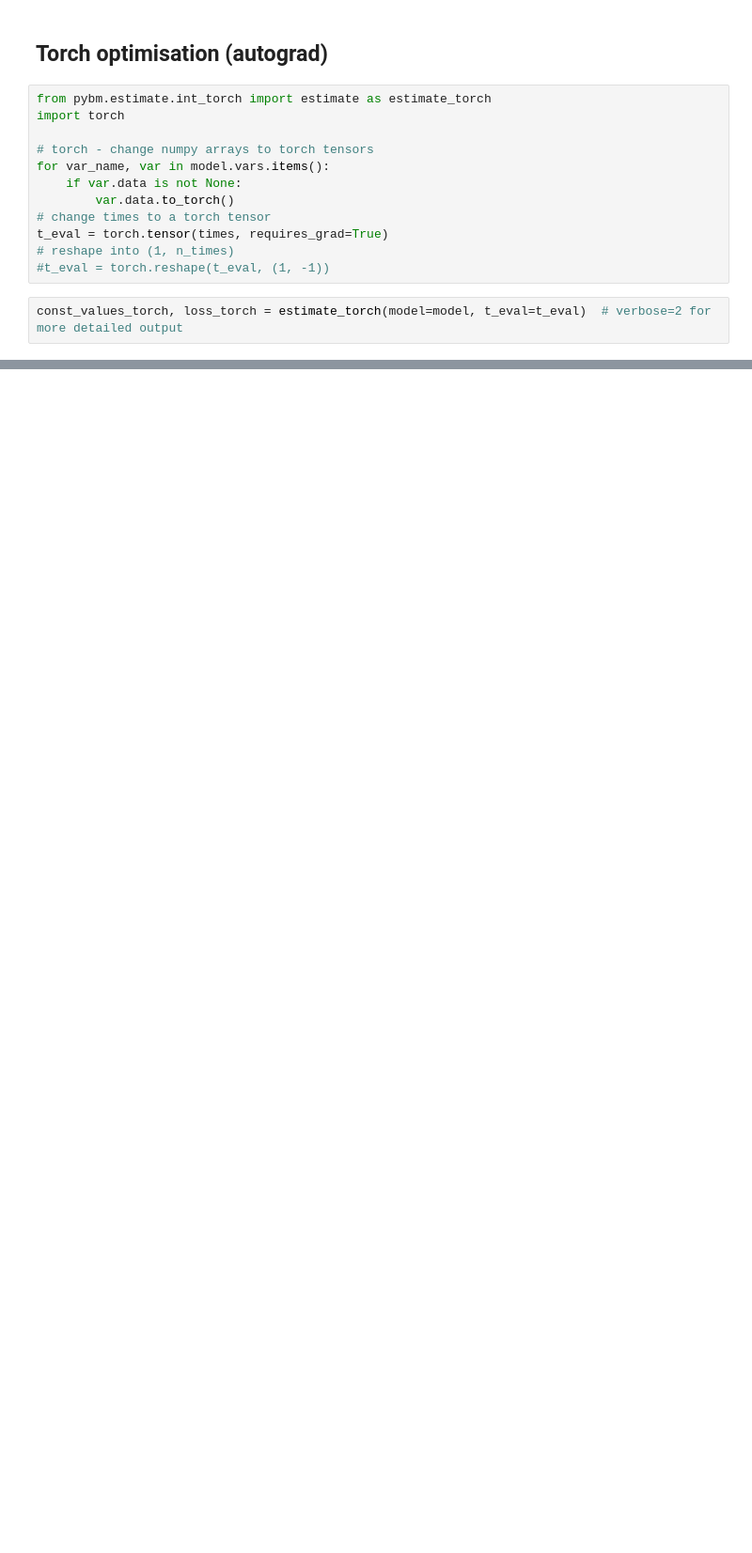
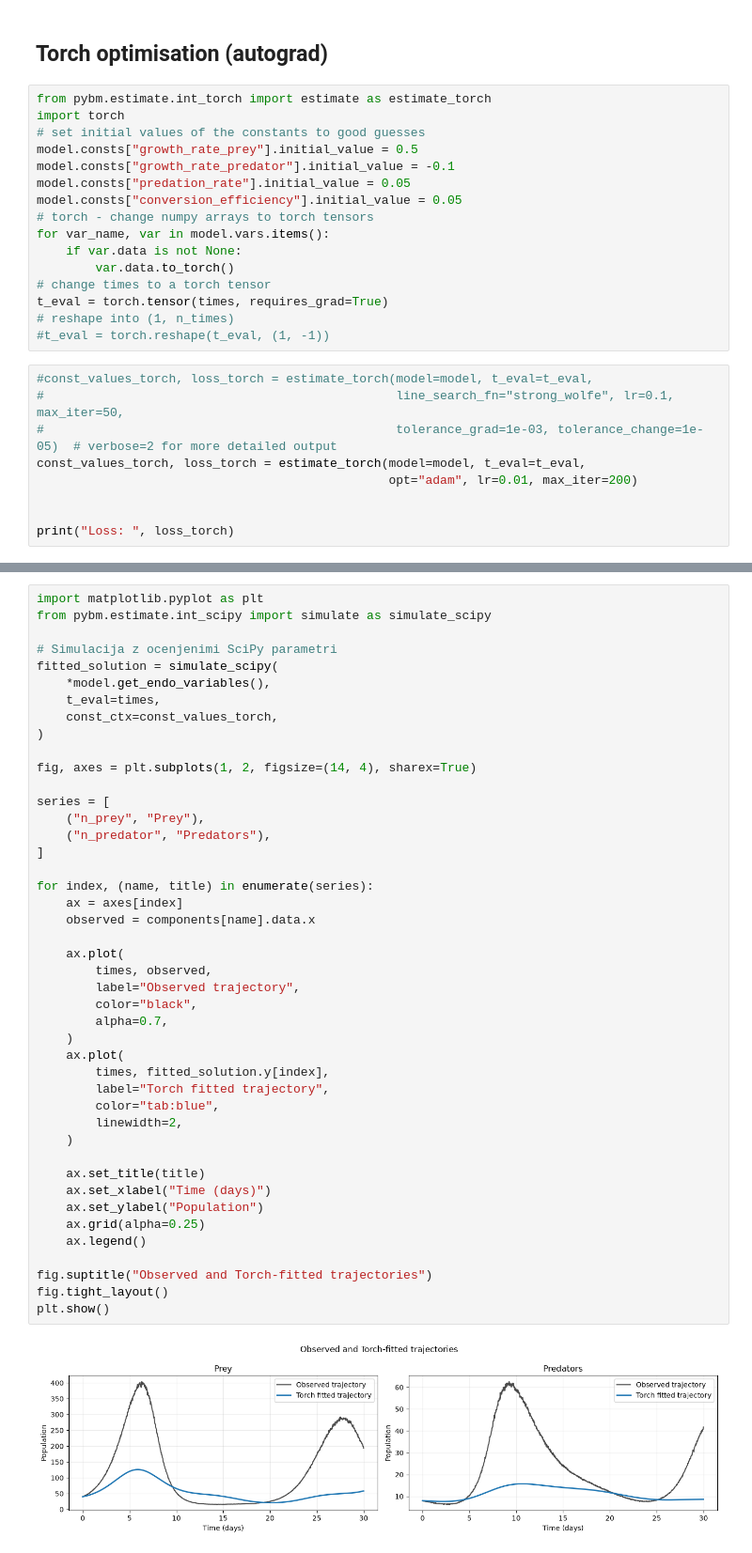
Before and after one commit to urhprimozic/PyBM, a Jupyter notebook: presentation.ipynb, the cells around one changed output, grey strips where cells are left out. Shown at 94% size. Saved outputs shown, nothing was run; the diff lists cells and outputs as text; blank space fills up the shorter version.

Commit message:
added adam to presentation

```diff
--- a/presentation.ipynb
+++ b/presentation.ipynb
@@ -186,7 +232,11 @@ conversion_efficiency: 0.09, true value: 0.1
 # %%
 from pybm.estimate.int_torch import estimate as estimate_torch
 import torch
-
+# set initial values of the constants to good guesses
+model.consts["growth_rate_prey"].initial_value = 0.5
+model.consts["growth_rate_predator"].initial_value = -0.1
+model.consts["predation_rate"].initial_value = 0.05
+model.consts["conversion_efficiency"].initial_value = 0.05
 # torch - change numpy arrays to torch tensors
 for var_name, var in model.vars.items():
     if var.data is not None:
@@ -196,4 +246,11 @@ t_eval = torch.tensor(times, requires_grad=True)
 # reshape into (1, n_times)
 #t_eval = torch.reshape(t_eval, (1, -1))
 # %%
-const_values_torch, loss_torch = estimate_torch(model=model, t_eval=t_eval)  # verbose=2 for more detailed output
+#const_values_torch, loss_torch = estimate_torch(model=model, t_eval=t_eval,
+#                                                line_search_fn="strong_wolfe", lr=0.1, max_iter=50,
+#                                                tolerance_grad=1e-03, tolerance_change=1e-05)  # verbose=2 for more detailed output
+const_values_torch, loss_torch = estimate_torch(model=model, t_eval=t_eval,
+                                                opt="adam", lr=0.01, max_iter=200)
+
+
+print("Loss: ", loss_torch)
@@ -210,0 +273,46 @@ conversion_efficiency: 0.09, true value: 0.1
+# %%
+import matplotlib.pyplot as plt
+from pybm.estimate.int_scipy import simulate as simulate_scipy
+
+# Simulacija z ocenjenimi SciPy parametri
+fitted_solution = simulate_scipy(
+    *model.get_endo_variables(),
+    t_eval=times,
+    const_ctx=const_values_torch,
+)
+
+fig, axes = plt.subplots(1, 2, figsize=(14, 4), sharex=True)
+
+series = [
+    ("n_prey", "Prey"),
+    ("n_predator", "Predators"),
+]
+
+for index, (name, title) in enumerate(series):
+    ax = axes[index]
+    observed = components[name].data.x
+
+    ax.plot(
+        times, observed,
+        label="Observed trajectory",
+        color="black",
+        alpha=0.7,
+    )
+    ax.plot(
+        times, fitted_solution.y[index],
+        label="Torch fitted trajectory",
+        color="tab:blue",
+        linewidth=2,
+    )
+
+    ax.set_title(title)
+    ax.set_xlabel("Time (days)")
+    ax.set_ylabel("Population")
+    ax.grid(alpha=0.25)
+    ax.legend()
+
+fig.suptitle("Observed and Torch-fitted trajectories")
+fig.tight_layout()
+plt.show()
+# %% [output]
+[figure, added]
```
Also changed, not shown: parts of 4 cells of this notebook, 1 other file.
